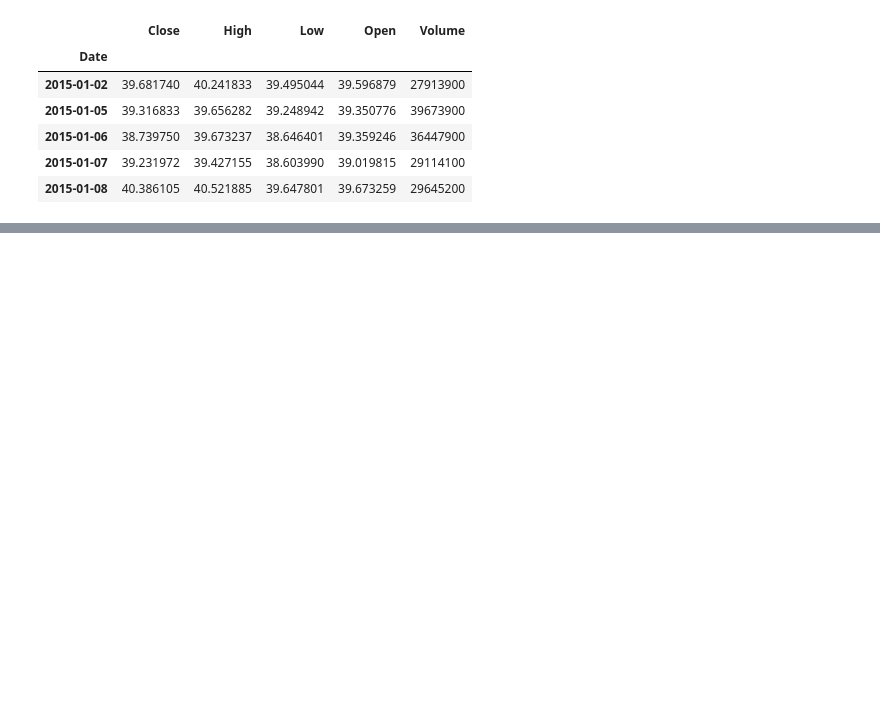
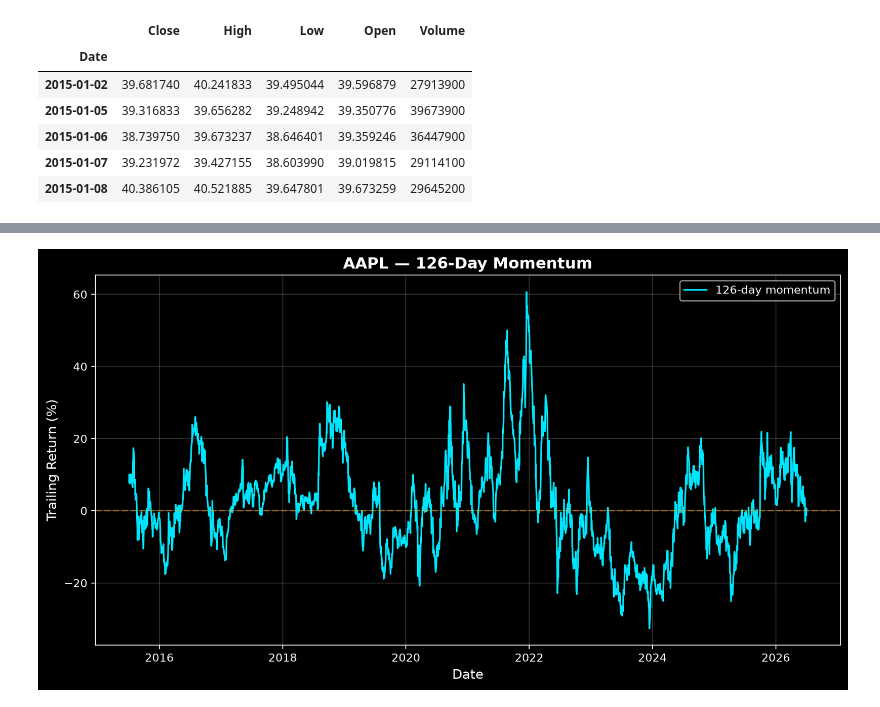
Before and after one commit to nichols-leo/quant-backtester, a Jupyter notebook: notebooks/exploration.ipynb, the cells around one changed output, grey strips where cells are left out. Saved outputs shown, nothing was run; the diff lists cells and outputs as text; code cells hidden in the pictures; blank space fills up the shorter version.

```diff
--- a/notebooks/exploration.ipynb
+++ b/notebooks/exploration.ipynb
@@ -136,0 +216,5 @@ data["MSFT"].head()
+# %%
+from strategies import ma_crossover_signal
+
+signals = ma_crossover_signal(data["AAPL"])
+signals.head(55)
@@ -136,0 +240,4 @@ data["MSFT"].head()
+# %%
+for ticker, df in data.items():
+    signals = ma_crossover_signal(df)
+    print(ticker, signals['signal'].value_counts())
@@ -136,0 +265,19 @@ data["MSFT"].head()
+# %%
+lookback = 126
+
+df['momentum'] = df['Close'].pct_change(lookback) * 100
+df['signal'] = (df['momentum'] > 0).astype(int)
+# %%
+plt.figure(figsize = (12, 6), dpi = 200)
+plt.plot(df['momentum'], label = f'{lookback}-day momentum', linewidth = 1.5, color = '#00E5FF')
+
+plt.title(f'AAPL — {lookback}-Day Momentum', fontsize = 14, fontweight = 'bold')
+plt.axhline(0, color = 'orange', alpha = 0.5, linestyle = '--')
+plt.grid(alpha = 0.2)
+plt.xlabel('Date', fontsize = 12)
+plt.ylabel('Trailing Return (%)', fontsize = 12)
+plt.legend()
+
+plt.show()
+# %% [output]
+[figure, added]
```
Also changed, not shown: parts of 13 cells of this notebook, 2 other files.
